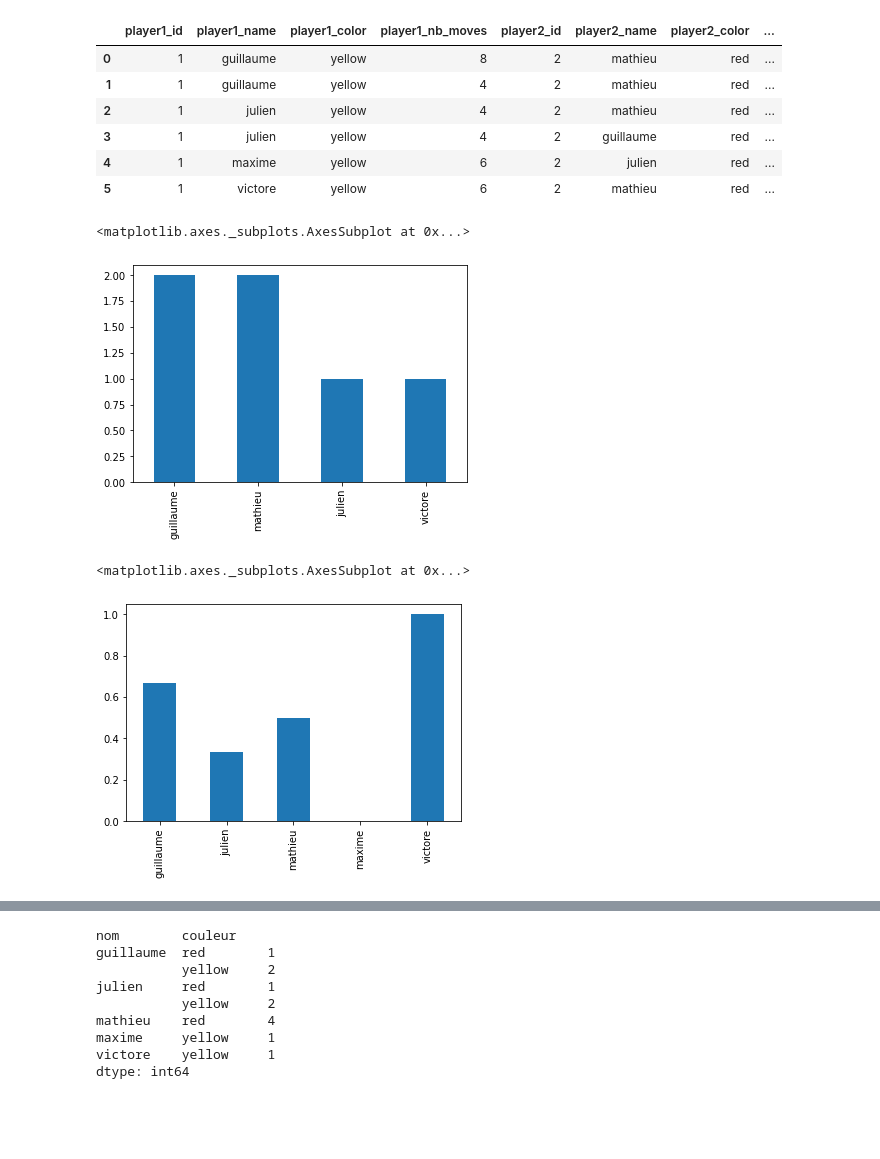
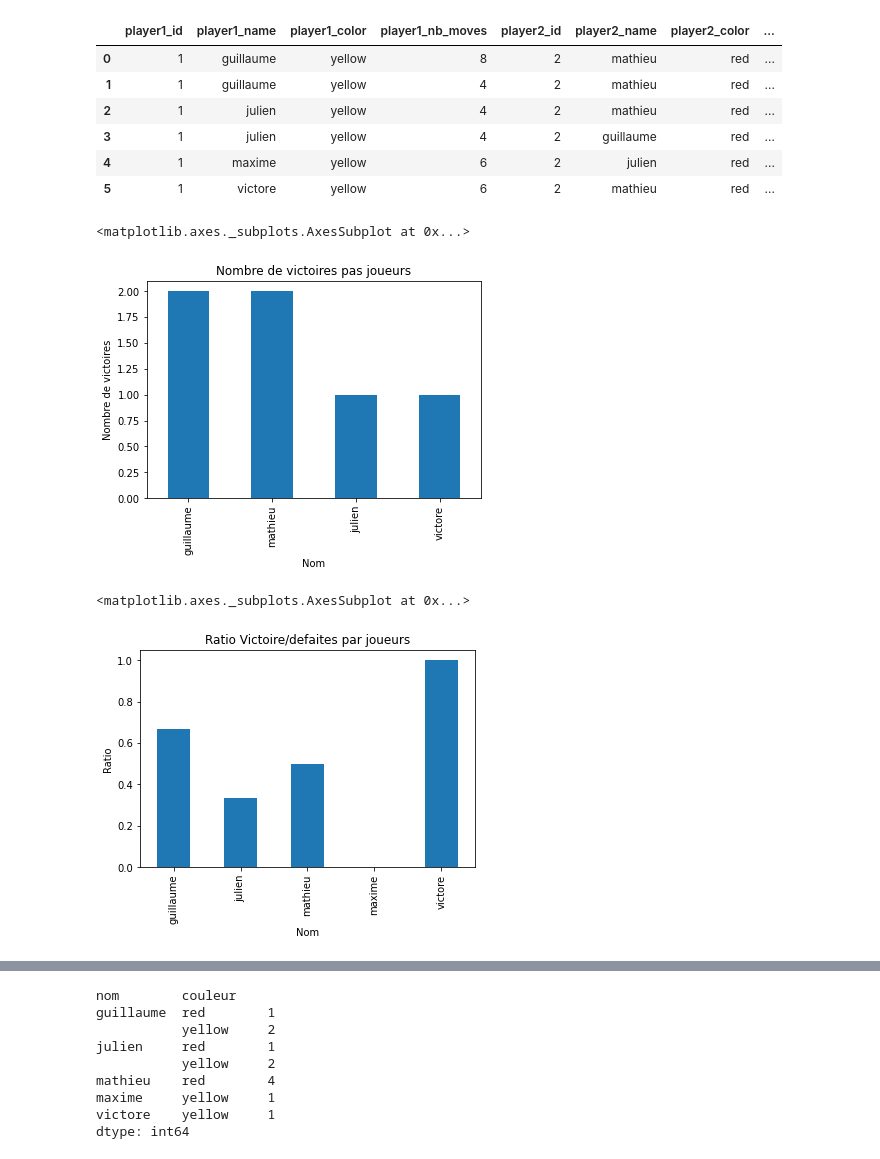
Before and after one commit to eirla42/puissance-4, a Jupyter notebook: dataviz_panda.ipynb, the cells around one changed output, grey strips where cells are left out. Saved outputs shown, nothing was run; the diff lists cells and outputs as text; code cells hidden in the pictures; blank space fills up the shorter version.

```diff
--- a/dataviz_panda.ipynb
+++ b/dataviz_panda.ipynb
@@ -13,10 +13,10 @@ data
 # %%
 #Nombre victoires par joueur
 a=data['winner_name'].value_counts()
-a.sort_values(ascending=False).plot.bar()
+a.sort_values(ascending=False).plot.bar(title="Nombre de victoires pas joueurs",xlabel="Nom",ylabel="Nombre de victoires")
 # %% [output]
 <matplotlib.axes._subplots.AxesSubplot at 0x...>
-[figure, old version]
+[figure, new version]
 # %%
 #ratio victoire defaite par joueur
 
@@ -28,10 +28,10 @@ z =data['player1_name'] # je recupére le nombre de partie pour le joeur 1
 y =data['player2_name'] # pour le 2
 r=pd.concat([z, y]) # j'aggrége le résultat
 b=r.value_counts() #J'ai donc le nombre total de parties par joueurs
-(a/b).fillna(0).plot.bar() #je peux calculer le ratio
+(a/b).fillna(0).plot.bar(title="Ratio Victoire/defaites par joueurs",xlabel="Nom",ylabel="Ratio") #je peux calculer le ratio
 # %% [output]
 <matplotlib.axes._subplots.AxesSubplot at 0x...>
-[figure, old version]
+[figure, new version]
 # %%
 #nombre de coup moyen par joueur et par partie
 
```
Also changed, not shown: parts of 2 cells of this notebook.
